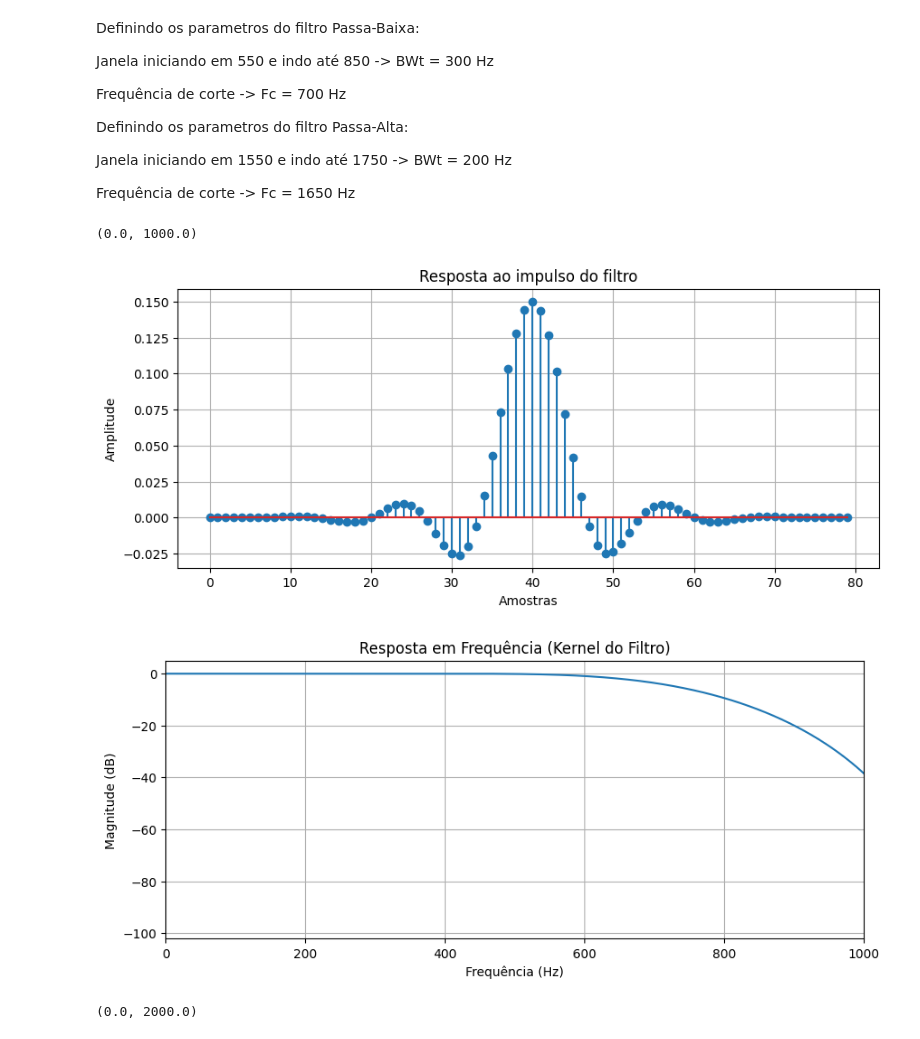
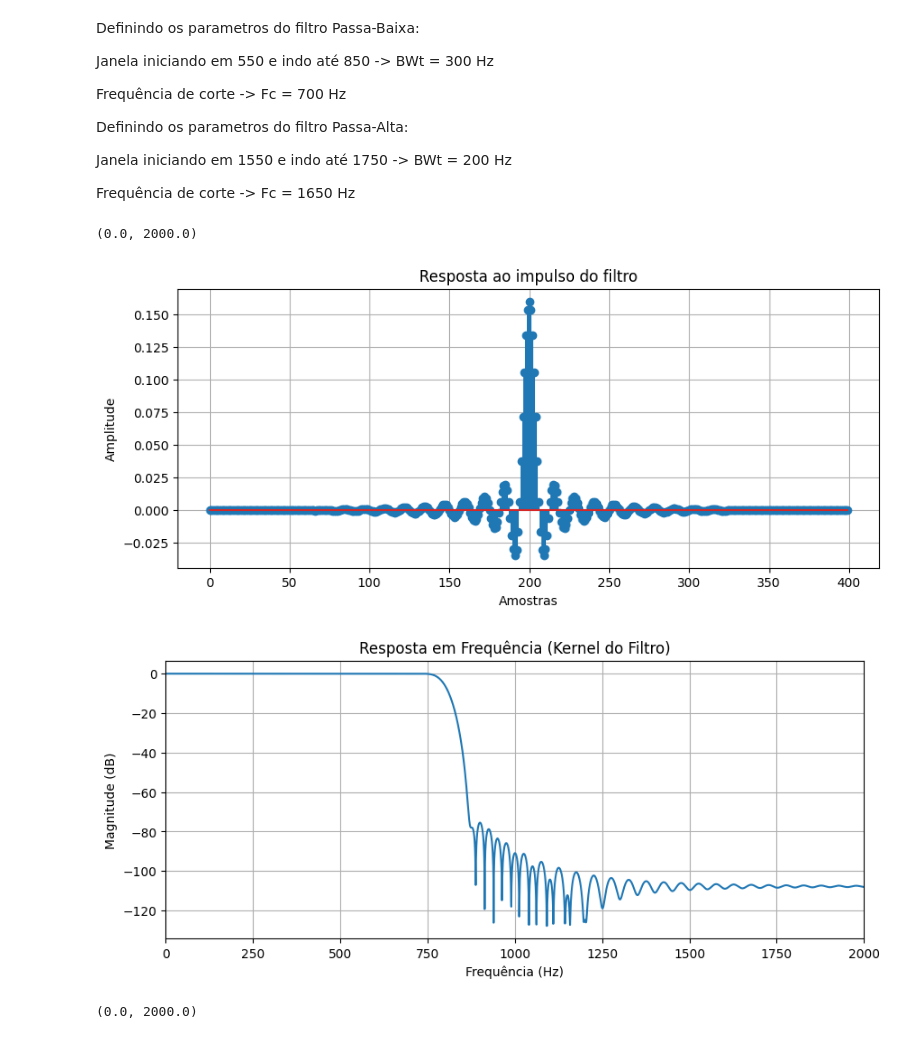
Before and after one commit to brito1212/digital-signal-processing, a Jupyter notebook: 13_windowed_sinc/13_windowed_sinc.ipynb, the cells around one changed output. Saved outputs shown, nothing was run; the diff lists cells and outputs as text; code cells hidden in the pictures.

```diff
--- a/13_windowed_sinc/13_windowed_sinc.ipynb
+++ b/13_windowed_sinc/13_windowed_sinc.ipynb
@@ -96,30 +96,30 @@ def get_kernel(BWt, Fc, Fs=10000):
     h = h / np.sum(h)
     return h
 # %%
-BW_PB = 500
-Fc_PB = 750
+BW_PB = 100
+Fc_PB = 800
 kernel_PB = get_kernel(BW_PB, Fc_PB)
 
 plt.figure(figsize=(10, 4))
 plt.title("Resposta ao impulso do filtro")
 plt.stem(np.arange(len(kernel_PB)), kernel_PB)
 plt.grid()
 plt.xlabel("Amostras")
 plt.ylabel("Amplitude")
 
 
 plt.figure(figsize=(10, 4))
 w, H = signal.freqz(kernel_PB, worN=8000, fs=10000)
 plt.plot(w, 20 * np.log10(abs(H)))  # Magnitude em dB
 plt.title("Resposta em Frequência (Kernel do Filtro)")
 plt.ylabel("Magnitude (dB)")
 plt.xlabel("Frequência (Hz)")
 plt.grid()
-plt.xlim(0, 1000)
+plt.xlim(0, 2000)
 # %% [output]
-(0.0, 1000.0)
+(0.0, 2000.0)
-[figure, old version]
+[figure, new version]
-[figure, old version]
+[figure, new version]
 # %%
 BW_PA = 100
 Fc_PA = 1650
```
Also changed, not shown: parts of 2 cells of this notebook.
